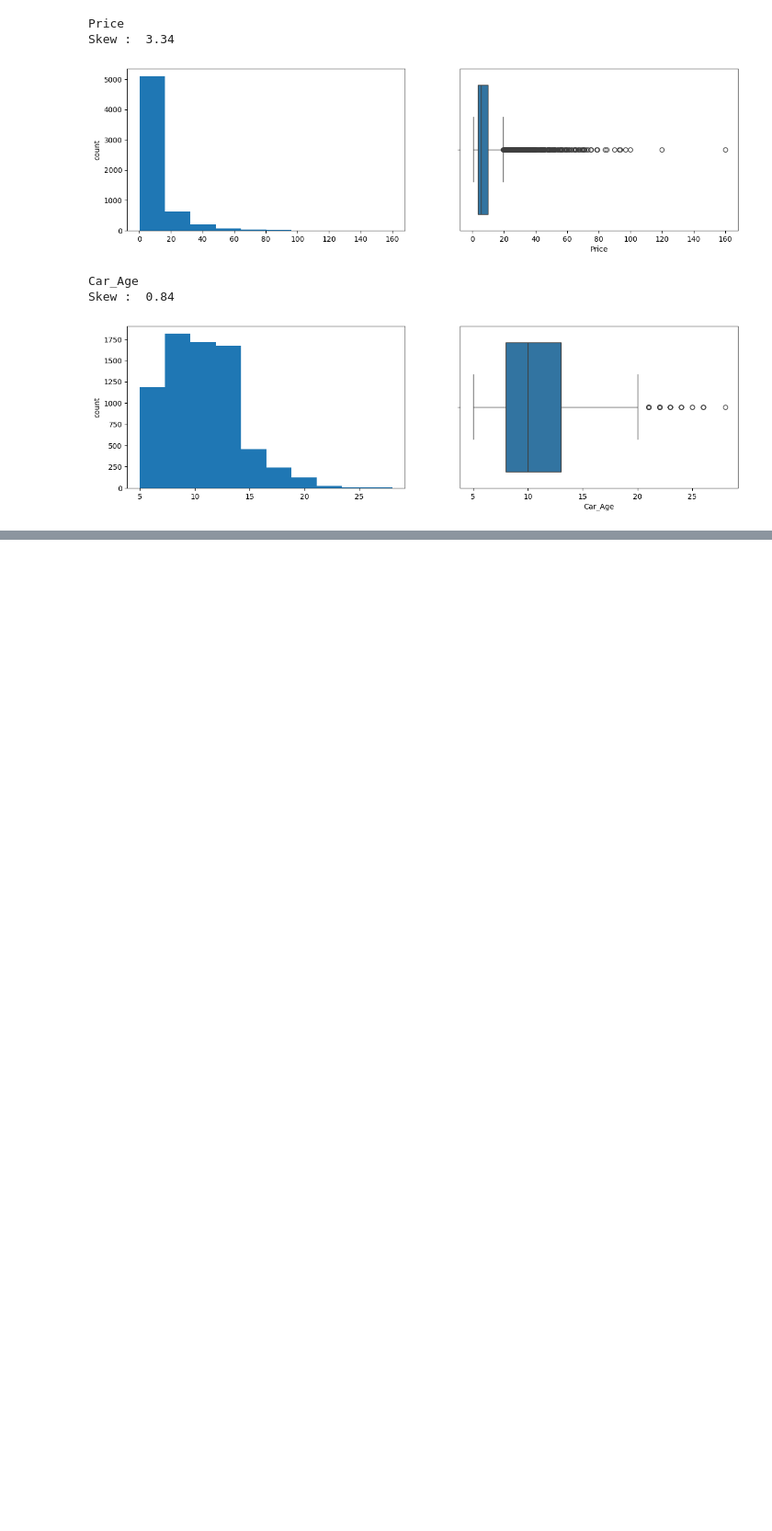
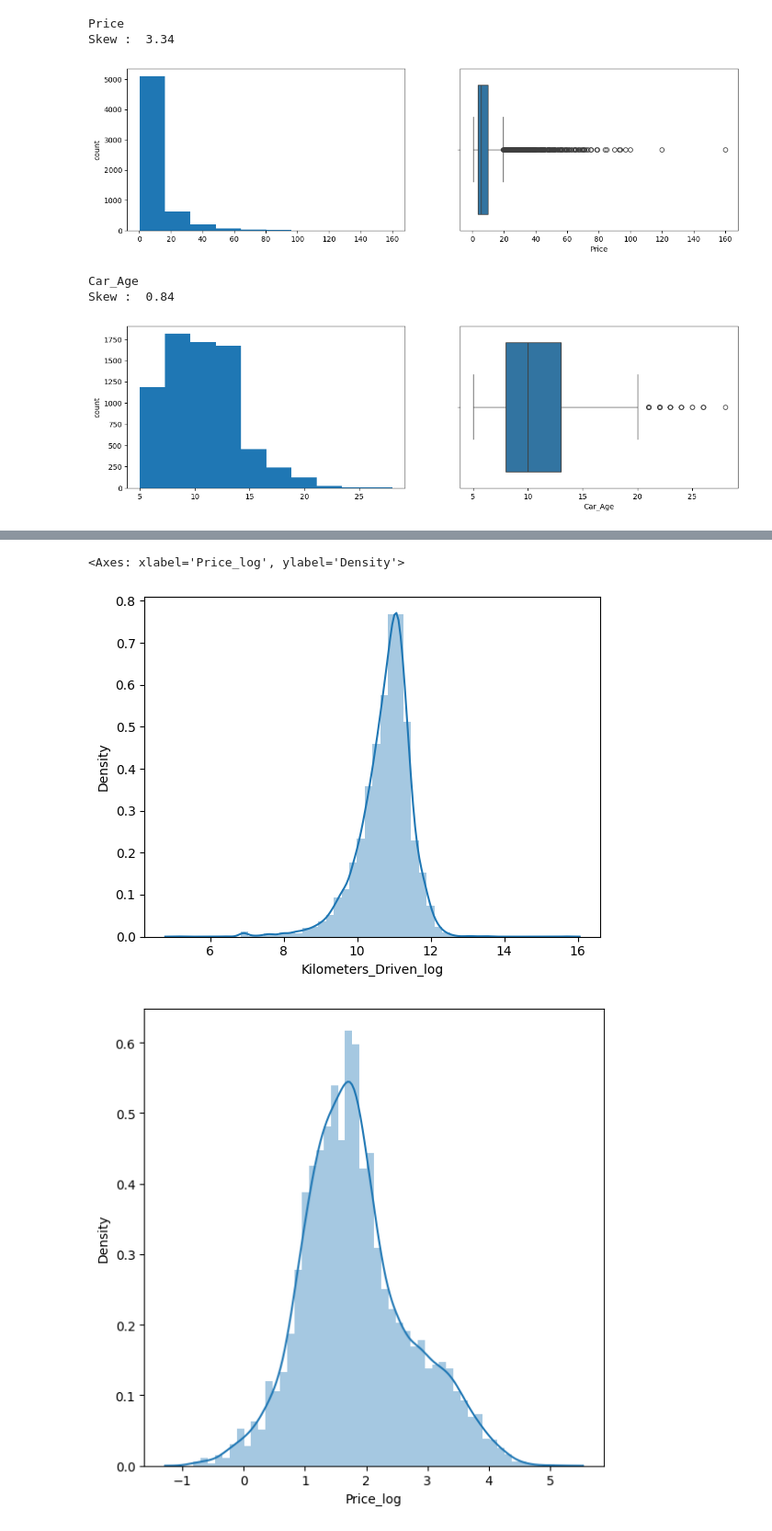
Before and after one commit to ReVuz/Machine_Learning, a Jupyter notebook: EDA_using_python.ipynb, the cells around one changed output, grey strips where cells are left out. Shown at 92% size. Saved outputs shown, nothing was run; the diff lists cells and outputs as text; code cells hidden in the pictures; blank space fills up the shorter version.

```diff
--- a/EDA_using_python.ipynb
+++ b/EDA_using_python.ipynb
@@ -272,0 +316,8 @@ Skew :  0.84
+# %%
+sns.distplot(data['Kilometers_Driven_log'],axlabel = 'Kilometers_Driven_log')
+fig, axes = plt.subplots(1, 1, figsize=(6.5,6.5))
+sns.distplot(data['Price_log'],axlabel = 'Price_log')
+# %% [output]
+<Axes: xlabel='Price_log', ylabel='Density'>
+[figure, added]
+[figure, added]
```
Also changed, not shown: parts of 7 cells of this notebook.
